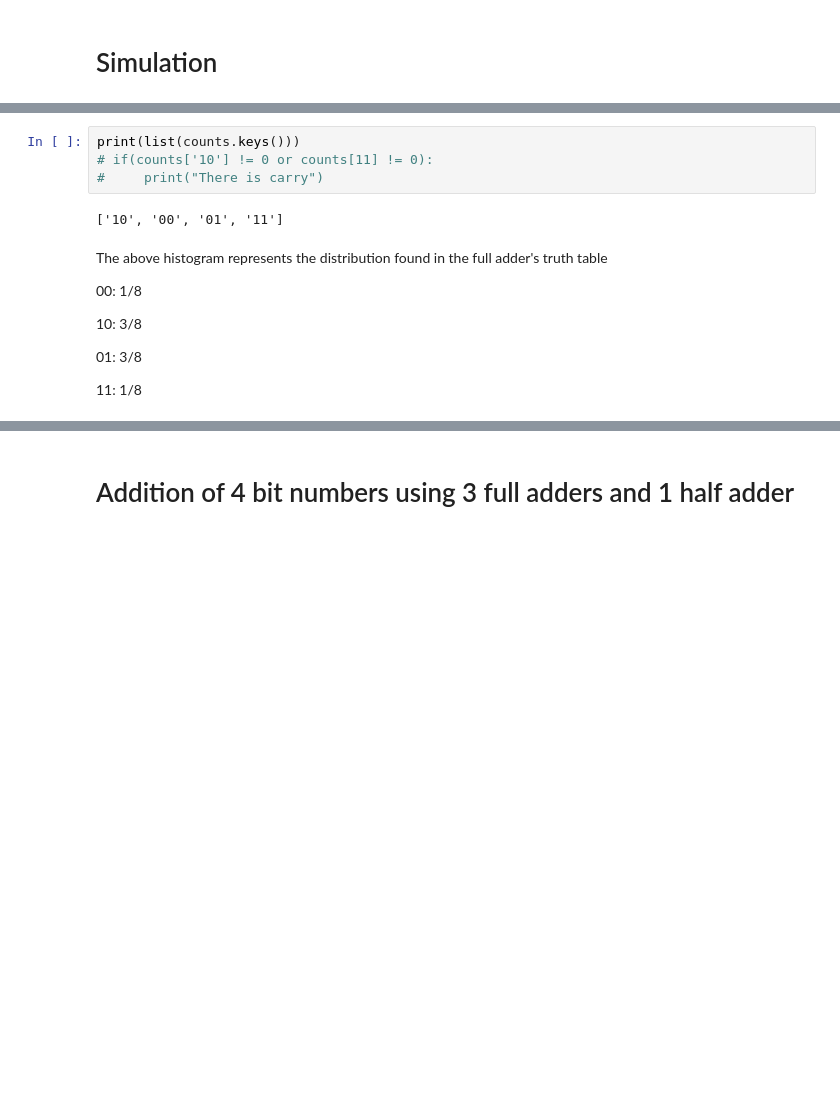
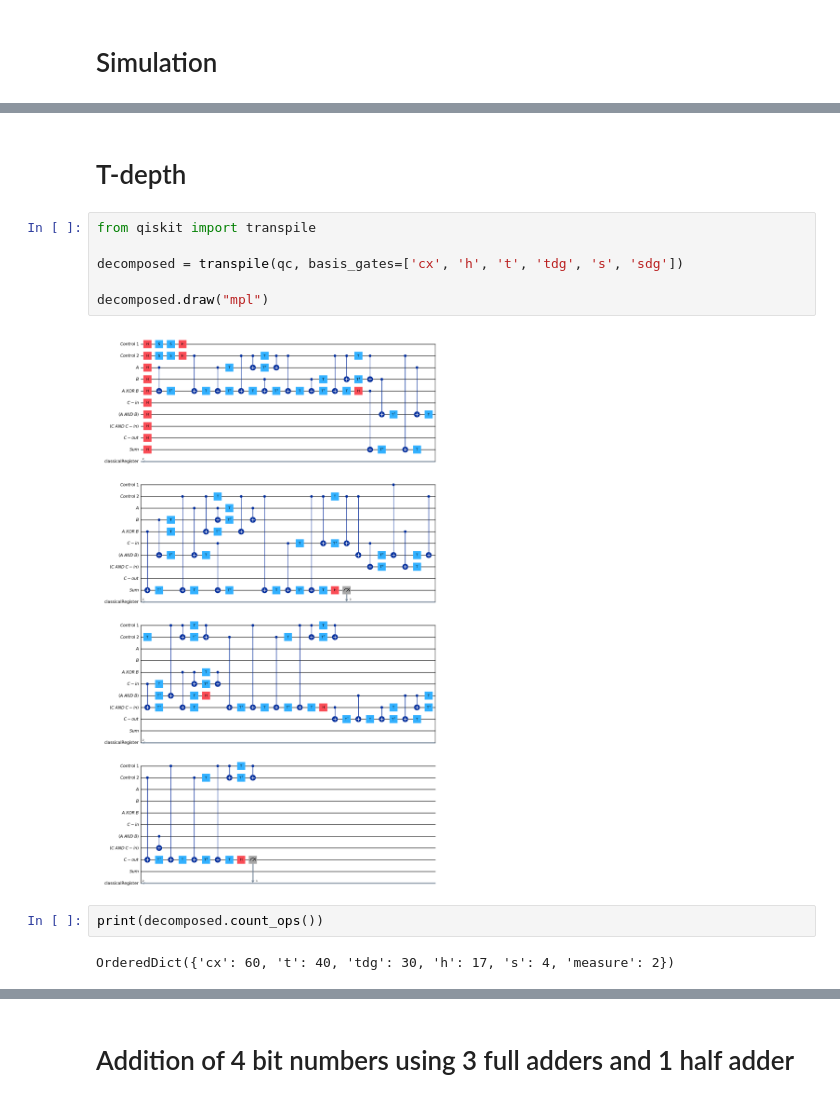
Before and after one commit to Chosen-Juan1/Quantum-computing-research, a Jupyter notebook: Quantum_Computing_Research_Tasks/Task_6_Arithmetic_Addition_Circuit.ipynb, the cells around one changed output, grey strips where cells are left out. Cells and saved outputs as stored; diff of their text form; blank space fills up the shorter version.

Commit message:
Added the following metrics to 1-bit full adder: Sim Circuit's depth vs real circuit's depth, Error rate, and T-depth

```diff
--- a/Quantum_Computing_Research_Tasks/Task_6_Arithmetic_Addition_Circuit.ipynb
+++ b/Quantum_Computing_Research_Tasks/Task_6_Arithmetic_Addition_Circuit.ipynb
@@ -294,16 +338,14 @@ DataBin(classicalRegister=BitArray(<shape=(), num_shots=4096, num_bits=2>))
+# %% [markdown]
+# T-depth
 # %%
-print(list(counts.keys()))
-# if(counts['10'] != 0 or counts[11] != 0):
-#     print("There is carry")
+from qiskit import transpile
+
+decomposed = transpile(qc, basis_gates=['cx', 'h', 't', 'tdg', 's', 'sdg'])
+
+decomposed.draw("mpl")
 # %% [output]
-['10', '00', '01', '11']
+[figure, added]
-# %% [markdown]
-The above histogram represents the distribution found in the full adder's truth table
-
-00: 1/8
-
-10: 3/8
-
-01: 3/8
-
-11: 1/8
+# %%
+print(decomposed.count_ops())
+# %% [output]
+OrderedDict({'cx': 60, 't': 40, 'tdg': 30, 'h': 17, 's': 4, 'measure': 2})
```
Also changed, not shown: parts of 11 cells of this notebook.
